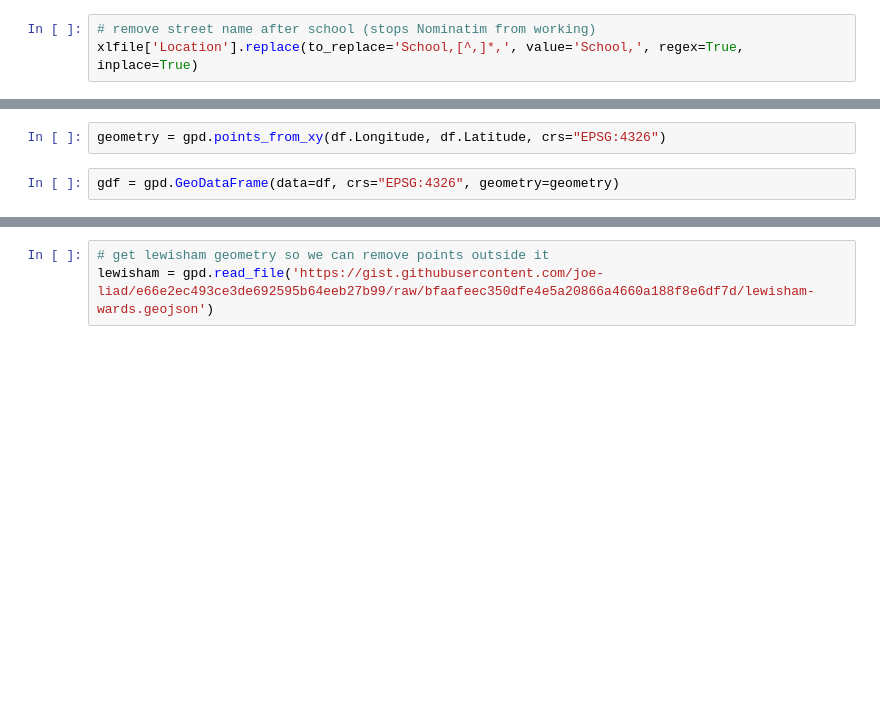
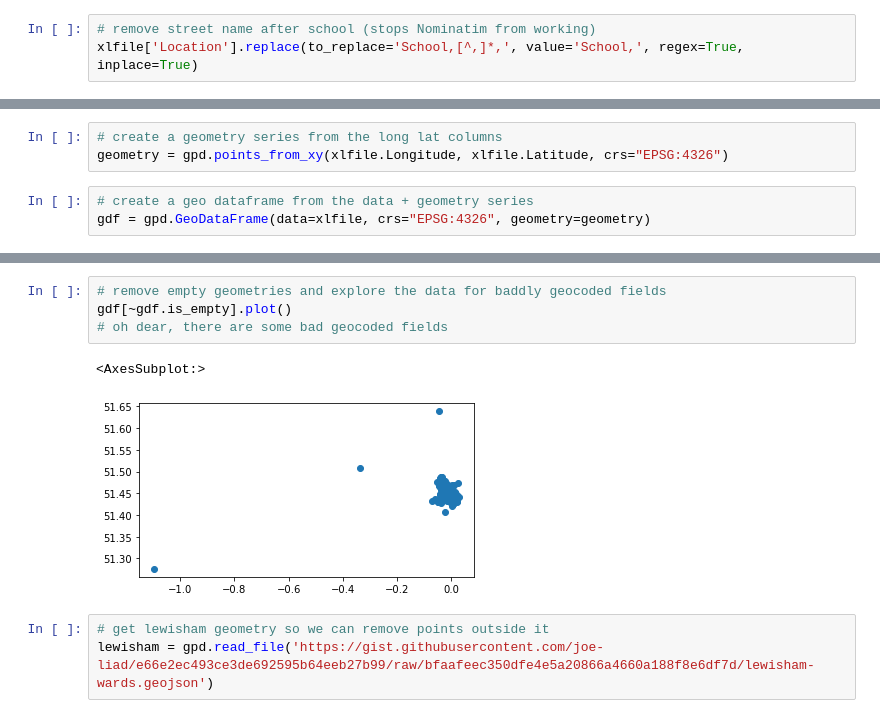
Before and after one commit to lb-lewisham/diffusion-tubes, a Jupyter notebook: notebooks/1.0-jl-geocoder.ipynb, the cells around one changed output, grey strips where cells are left out. Drawn from its saved outputs; the diff is of its cells as text; blank space fills up the shorter version.

```diff
--- a/notebooks/1.0-jl-geocoder.ipynb
+++ b/notebooks/1.0-jl-geocoder.ipynb
@@ -114,5 +94,7 @@ df
 # %%
-geometry = gpd.points_from_xy(df.Longitude, df.Latitude, crs="EPSG:4326")
+# create a geometry series from the long lat columns
+geometry = gpd.points_from_xy(xlfile.Longitude, xlfile.Latitude, crs="EPSG:4326")
 # %%
-gdf = gpd.GeoDataFrame(data=df, crs="EPSG:4326", geometry=geometry)
+# create a geo dataframe from the data + geometry series
+gdf = gpd.GeoDataFrame(data=xlfile, crs="EPSG:4326", geometry=geometry)
 # %%
@@ -130,3 +122,10 @@ gdf[~gdf.is_empty].explore()
+# %%
+# remove empty geometries and explore the data for baddly geocoded fields
+gdf[~gdf.is_empty].plot()
+# oh dear, there are some bad geocoded fields
+# %% [output]
+<AxesSubplot:>
+[figure, added]
 # %%
 # get lewisham geometry so we can remove points outside it
 lewisham = gpd.read_file('https://gist.githubusercontent.com/joe-liad/e66e2ec493ce3de692595b64eeb27b99/raw/bfaafeec350dfe4e5a20866a4660a188f8e6df7d/lewisham-wards.geojson')
```
Also changed, not shown: parts of 29 cells of this notebook.
